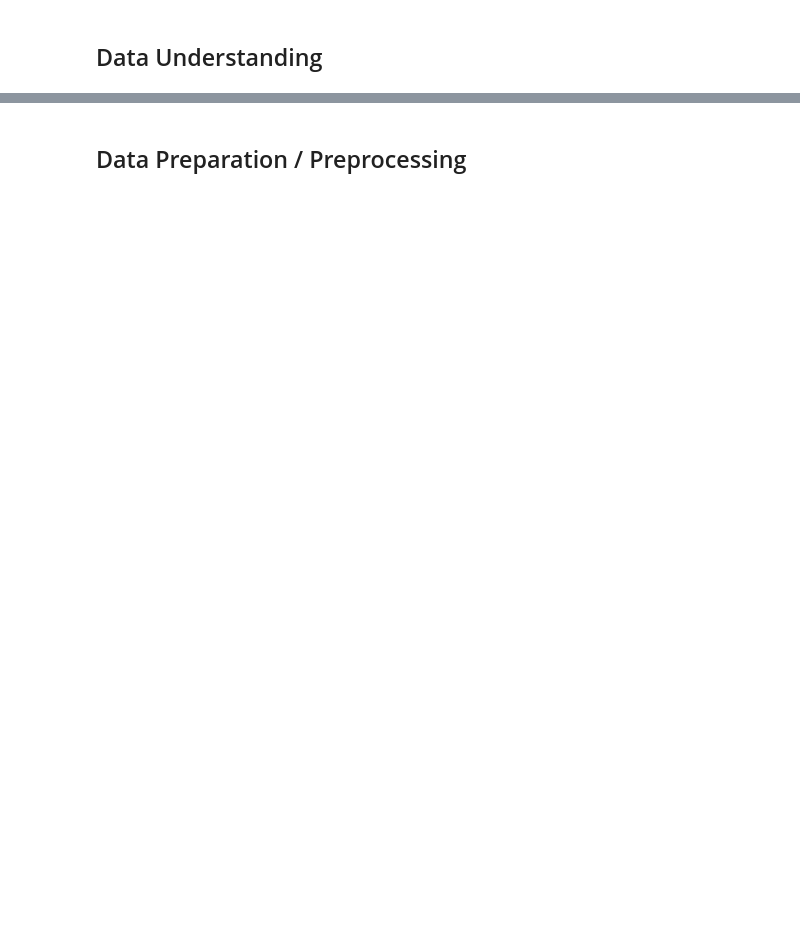
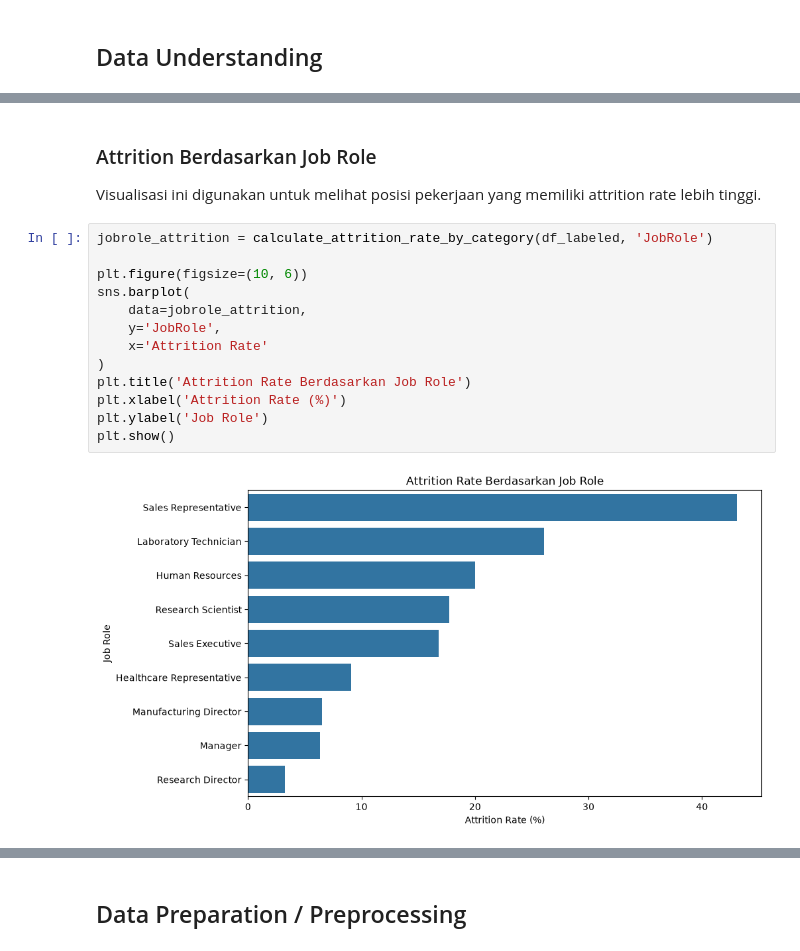
Before and after one commit to nafisfhkr/hr-attrition-prediction-dashboard, a Jupyter notebook: notebook.ipynb, the cells around one changed output, grey strips where cells are left out. Drawn from its saved outputs; the diff is of its cells as text; blank space fills up the shorter version.

```diff
--- a/notebook.ipynb
+++ b/notebook.ipynb
@@ -14,0 +350,19 @@
+# %% [markdown]
+### Attrition Berdasarkan Job Role
+
+Visualisasi ini digunakan untuk melihat posisi pekerjaan yang memiliki attrition rate lebih tinggi.
+# %%
+jobrole_attrition = calculate_attrition_rate_by_category(df_labeled, 'JobRole')
+
+plt.figure(figsize=(10, 6))
+sns.barplot(
+    data=jobrole_attrition,
+    y='JobRole',
+    x='Attrition Rate'
+)
+plt.title('Attrition Rate Berdasarkan Job Role')
+plt.xlabel('Attrition Rate (%)')
+plt.ylabel('Job Role')
+plt.show()
+# %% [output]
+[figure, added]
```
Also changed, not shown: parts of 38 cells of this notebook, 8 other files.
